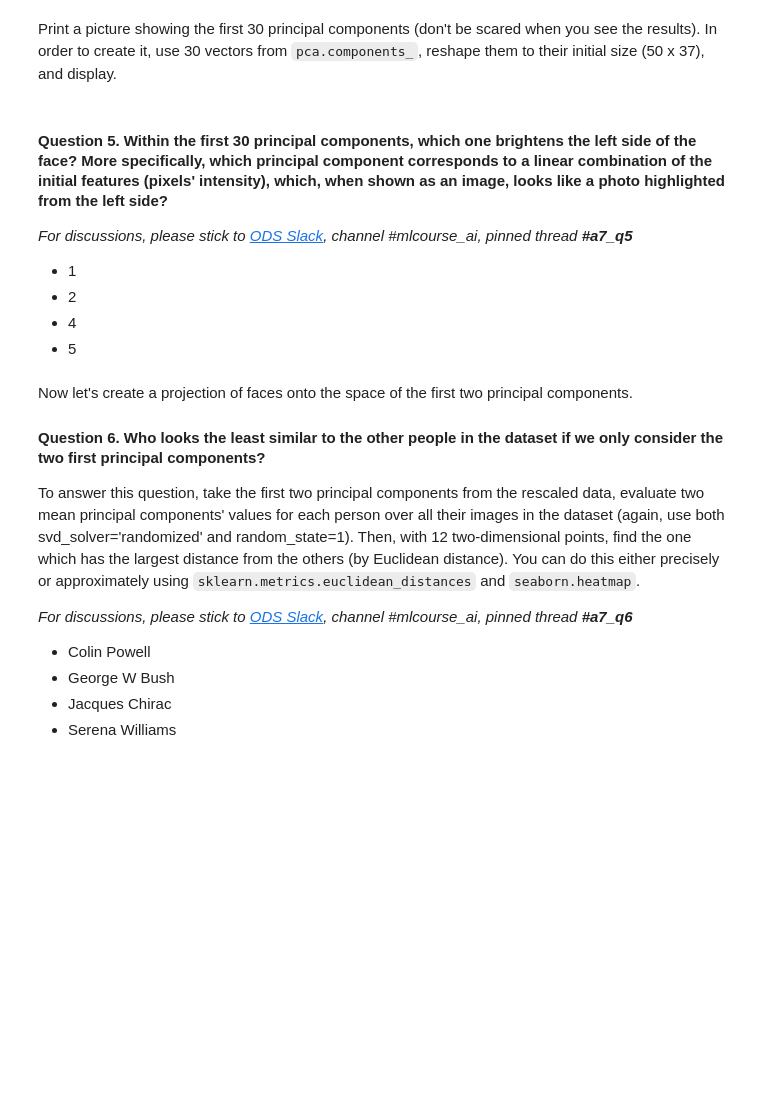
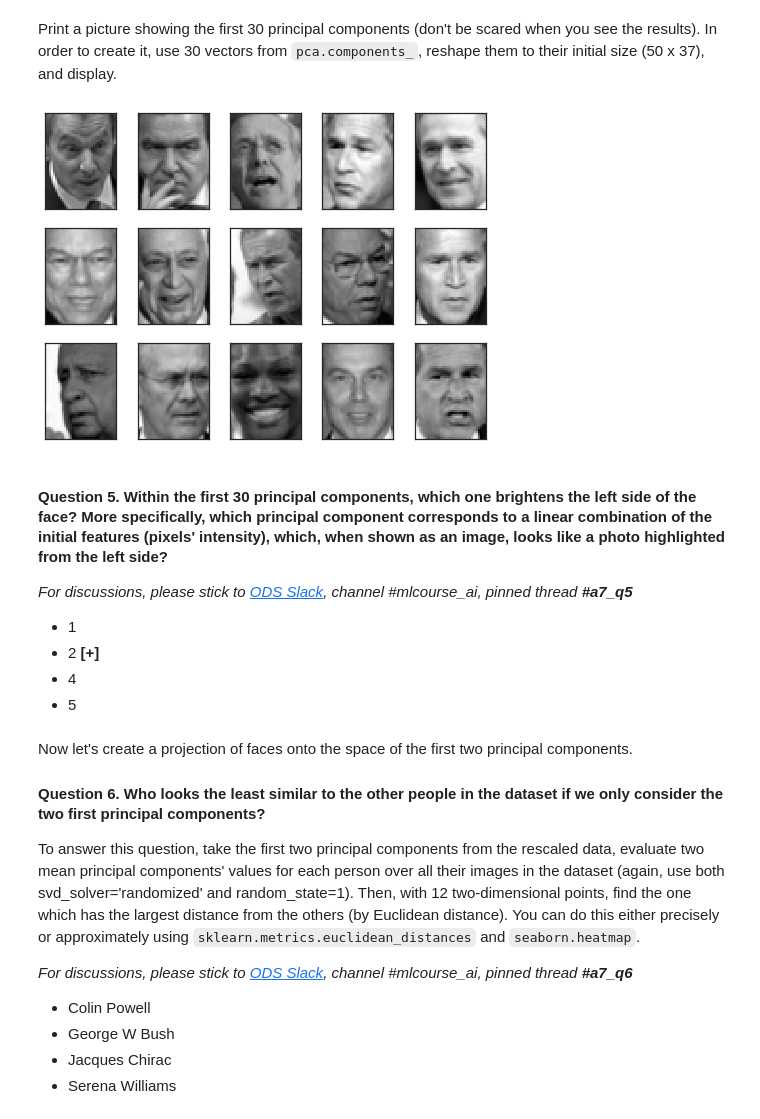
Before and after one commit to plyutik/mlcourse.ai, a Jupyter notebook: jupyter_english/assignments_fall2018/assignment7_pca_clustering.ipynb, the cells around one changed output. Drawn from its saved outputs; the diff is of its cells as text; code cells hidden in the pictures; blank space fills up the shorter version.

```diff
--- a/jupyter_english/assignments_fall2018/assignment7_pca_clustering.ipynb
+++ b/jupyter_english/assignments_fall2018/assignment7_pca_clustering.ipynb
@@ -190,12 +176,20 @@ ValueError: n_components='mle' is only supported if n_samples >= n_features
 # %% [markdown]
 Print a picture showing the first 30 principal components (don't be scared when you see the results). In order to create it, use 30 vectors from `pca.components_`, reshape them to their initial size (50 x 37), and display.
+# %%
+fig = plt.figure(figsize=(8, 6))
+
+for i in range(15):
+    ax = fig.add_subplot(3, 5, i + 1, xticks=[], yticks=[])
+    ax.imshow(lfw_people.images[i], cmap='gray')
+# %% [output]
+[figure, added]
 # %% [markdown]
 #### Question 5. Within the first 30 principal components, which one brightens the left side of the face? More specifically, which principal component corresponds to a linear combination of the initial features (pixels' intensity), which, when shown as an image, looks like a photo highlighted from the left side?
 
 *For discussions, please stick to [ODS Slack](https://opendatascience.slack.com/), channel #mlcourse_ai, pinned thread __#a7_q5__*
 
 - 1
-- 2
+- 2 **[+]**
 - 4
 - 5
 # %% [markdown]
```
Also changed, not shown: parts of 37 cells of this notebook, 2 other files.
